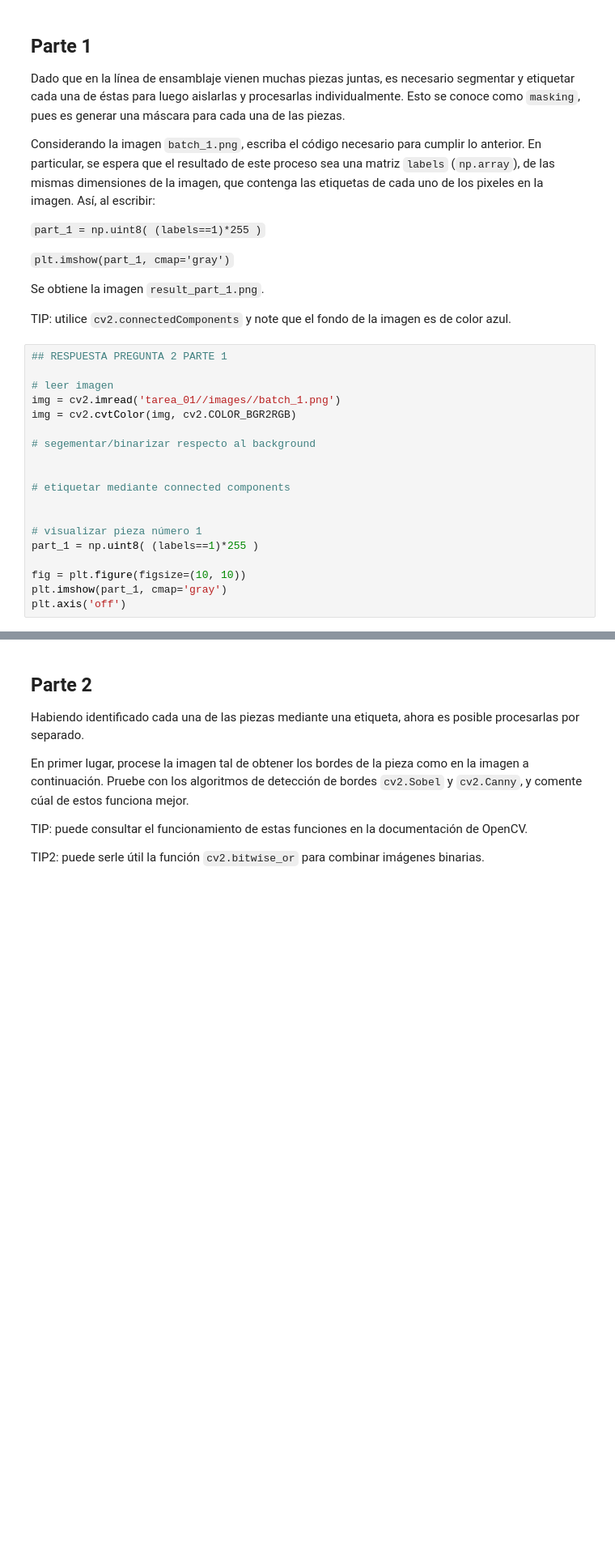
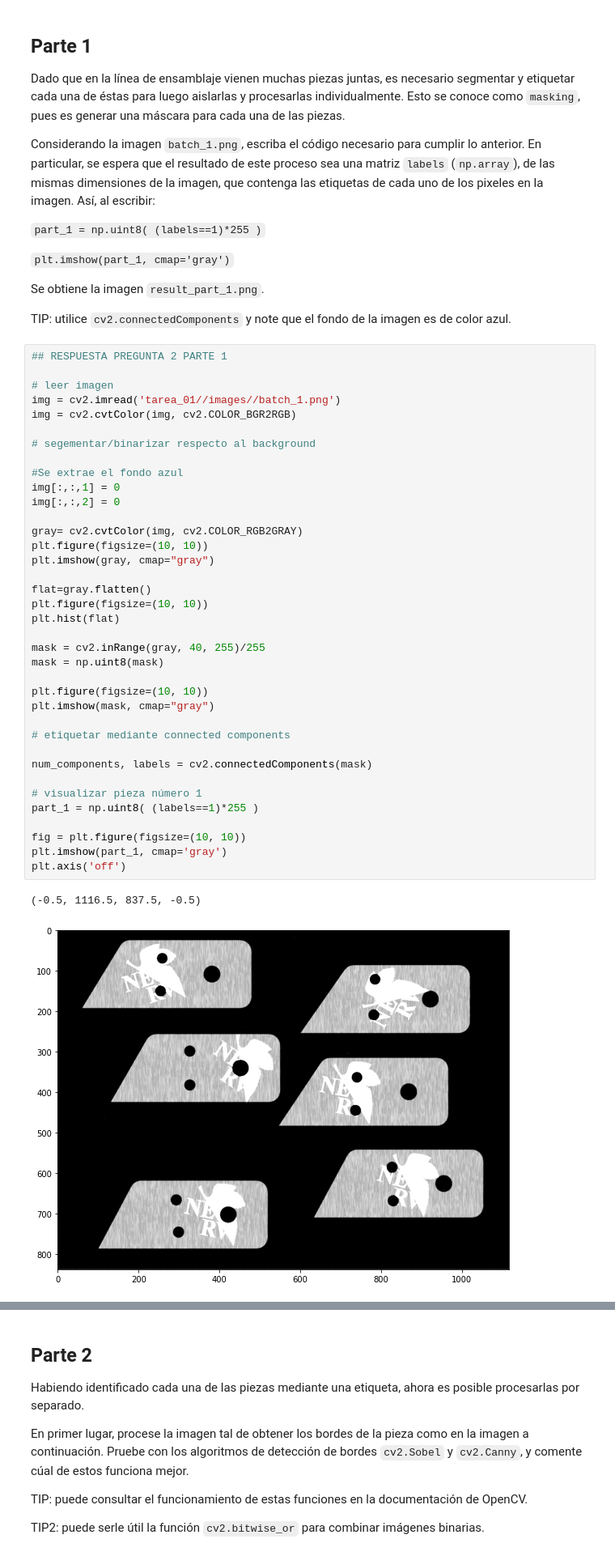
Before and after one commit to DiemenMemen/ME4707, a Jupyter notebook: tarea_01.ipynb, the cells around one changed output, grey strips where cells are left out. Shown at 81% size. Drawn from its saved outputs; the diff is of its cells as text; blank space fills up the shorter version.

```diff
--- a/tarea_01.ipynb
+++ b/tarea_01.ipynb
@@ -533,19 +556,40 @@ TIP: utilice `cv2.connectedComponents` y note que el fondo de la imagen es de co
 # %%
 ## RESPUESTA PREGUNTA 2 PARTE 1
 
 # leer imagen
 img = cv2.imread('tarea_01//images//batch_1.png')
 img = cv2.cvtColor(img, cv2.COLOR_BGR2RGB)
 
 # segementar/binarizar respecto al background
 
+#Se extrae el fondo azul
+img[:,:,1] = 0
+img[:,:,2] = 0
+
+gray= cv2.cvtColor(img, cv2.COLOR_RGB2GRAY)
+plt.figure(figsize=(10, 10))
+plt.imshow(gray, cmap="gray")
+
+flat=gray.flatten()
+plt.figure(figsize=(10, 10))
+plt.hist(flat)
+
+mask = cv2.inRange(gray, 40, 255)/255
+mask = np.uint8(mask)
+
+plt.figure(figsize=(10, 10))
+plt.imshow(mask, cmap="gray")
 
 # etiquetar mediante connected components
 
+num_components, labels = cv2.connectedComponents(mask)
 
 # visualizar pieza número 1
 part_1 = np.uint8( (labels==1)*255 )
 
 fig = plt.figure(figsize=(10, 10))
 plt.imshow(part_1, cmap='gray')
 plt.axis('off')
+# %% [output]
+(-0.5, 1116.5, 837.5, -0.5)
+[figure, added]
```
Also changed, not shown: parts of 6 cells of this notebook.
